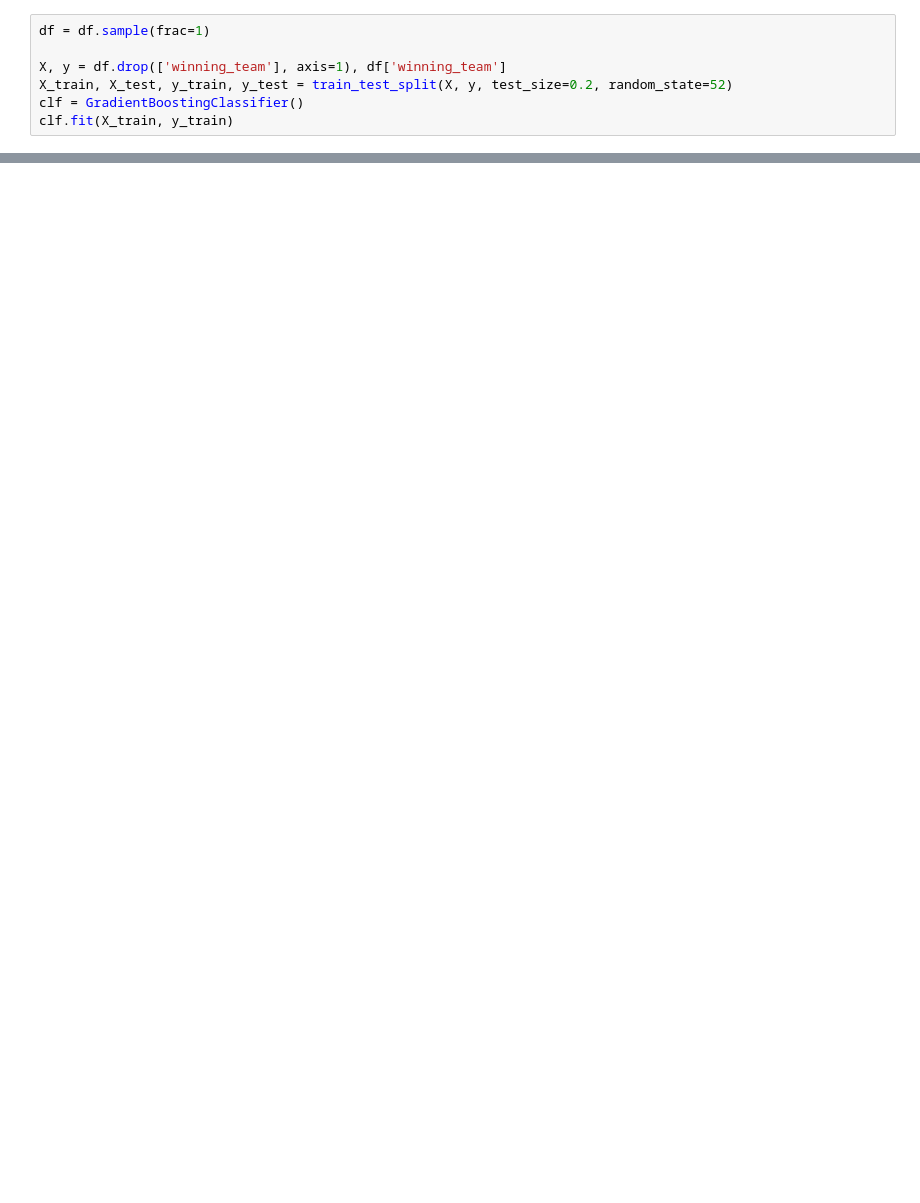
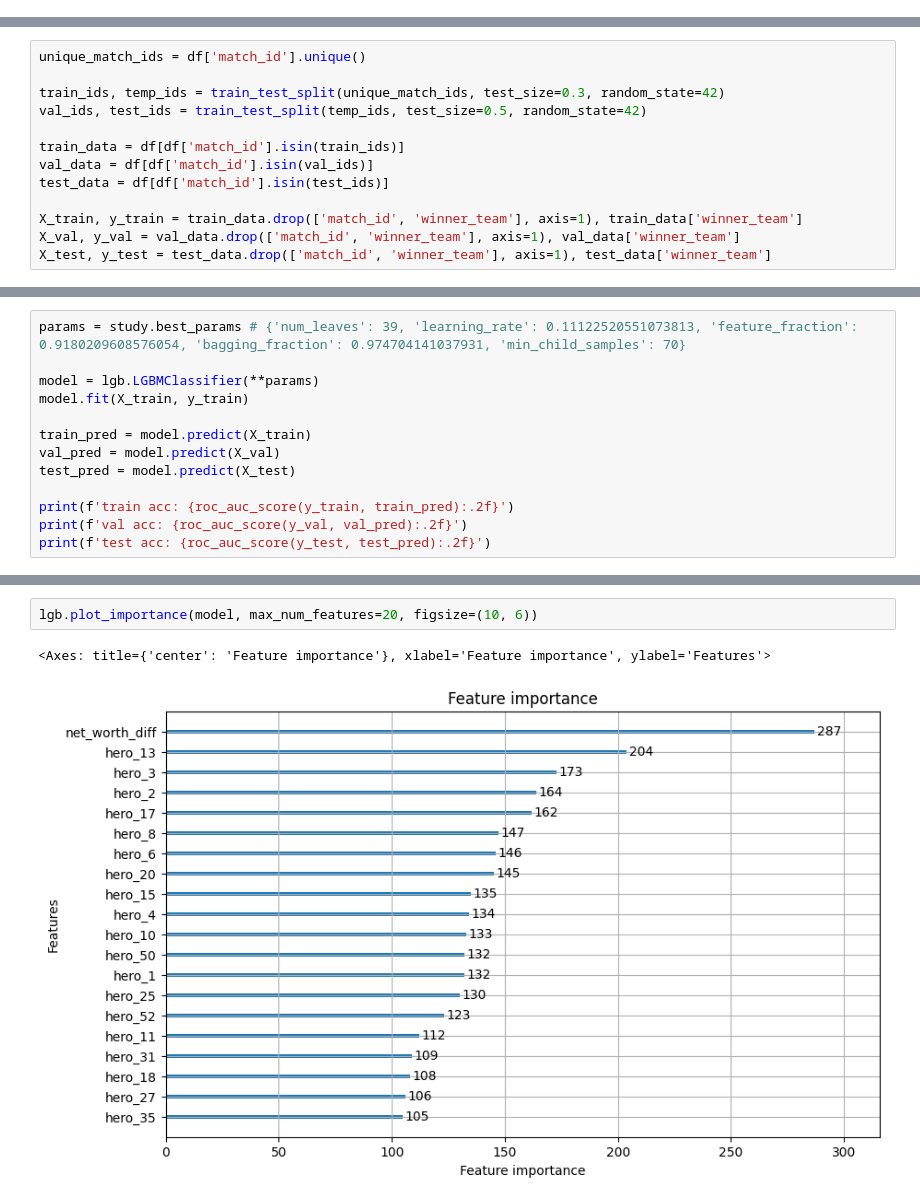
Before and after one commit to 1adore1/deadlock-match-tracker-bot, a Jupyter notebook: notebooks/train_data.ipynb, the cells around one changed output, grey strips where cells are left out. Cells and saved outputs as stored; diff of their text form; blank space fills up the shorter version.

Commit message:
change training process; change model from sklearn gb to lgb.

```diff
--- a/notebooks/train_data.ipynb
+++ b/notebooks/train_data.ipynb
@@ -59,7 +94,0 @@ sns.heatmap(df.corr())
-# %%
-df = df.sample(frac=1)
-
-X, y = df.drop(['winning_team'], axis=1), df['winning_team']
-X_train, X_test, y_train, y_test = train_test_split(X, y, test_size=0.2, random_state=52)
-clf = GradientBoostingClassifier()
-clf.fit(X_train, y_train)
@@ -82,0 +95,13 @@ test acc: 0.70
+# %%
+unique_match_ids = df['match_id'].unique()
+
+train_ids, temp_ids = train_test_split(unique_match_ids, test_size=0.3, random_state=42)
+val_ids, test_ids = train_test_split(temp_ids, test_size=0.5, random_state=42)
+
+train_data = df[df['match_id'].isin(train_ids)]
+val_data = df[df['match_id'].isin(val_ids)]
+test_data = df[df['match_id'].isin(test_ids)]
+
+X_train, y_train = train_data.drop(['match_id', 'winner_team'], axis=1), train_data['winner_team']
+X_val, y_val = val_data.drop(['match_id', 'winner_team'], axis=1), val_data['winner_team']
+X_test, y_test = test_data.drop(['match_id', 'winner_team'], axis=1), test_data['winner_team']
@@ -82,0 +158,13 @@ test acc: 0.70
+# %%
+params = study.best_params # {'num_leaves': 39, 'learning_rate': 0.11122520551073813, 'feature_fraction': 0.9180209608576054, 'bagging_fraction': 0.974704141037931, 'min_child_samples': 70}
+
+model = lgb.LGBMClassifier(**params)
+model.fit(X_train, y_train)
+
+train_pred = model.predict(X_train)
+val_pred = model.predict(X_val)
+test_pred = model.predict(X_test)
+
+print(f'train acc: {roc_auc_score(y_train, train_pred):.2f}')
+print(f'val acc: {roc_auc_score(y_val, val_pred):.2f}')
+print(f'test acc: {roc_auc_score(y_test, test_pred):.2f}')
@@ -83,2 +183,7 @@ test acc: 0.70
+# %%
+lgb.plot_importance(model, max_num_features=20, figsize=(10, 6))
+# %% [output]
+<Axes: title={'center': 'Feature importance'}, xlabel='Feature importance', ylabel='Features'>
+[figure, added]
 # %%
 from joblib import dump
```
Also changed, not shown: parts of 19 cells of this notebook, 1 other file.
